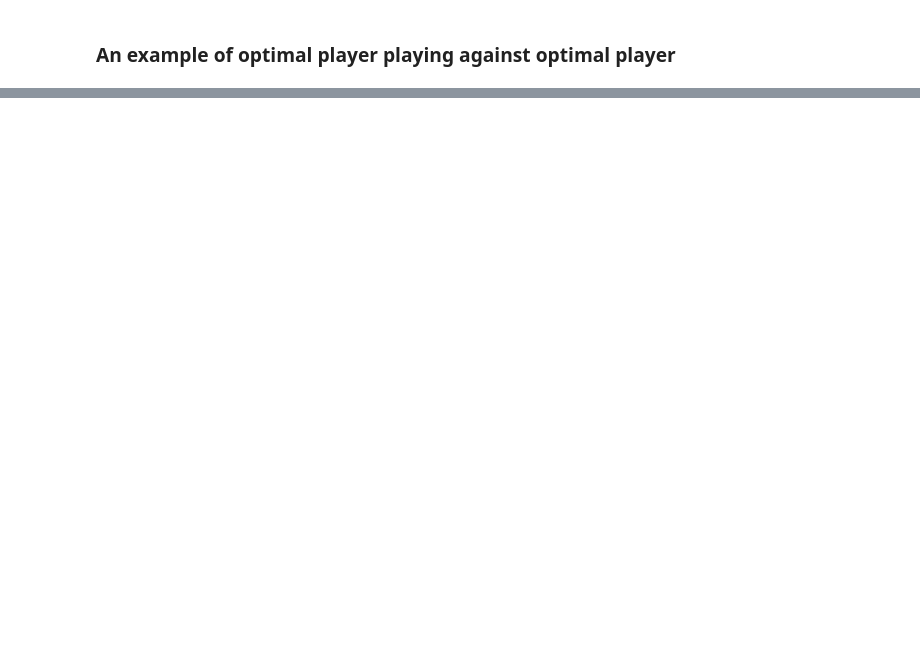
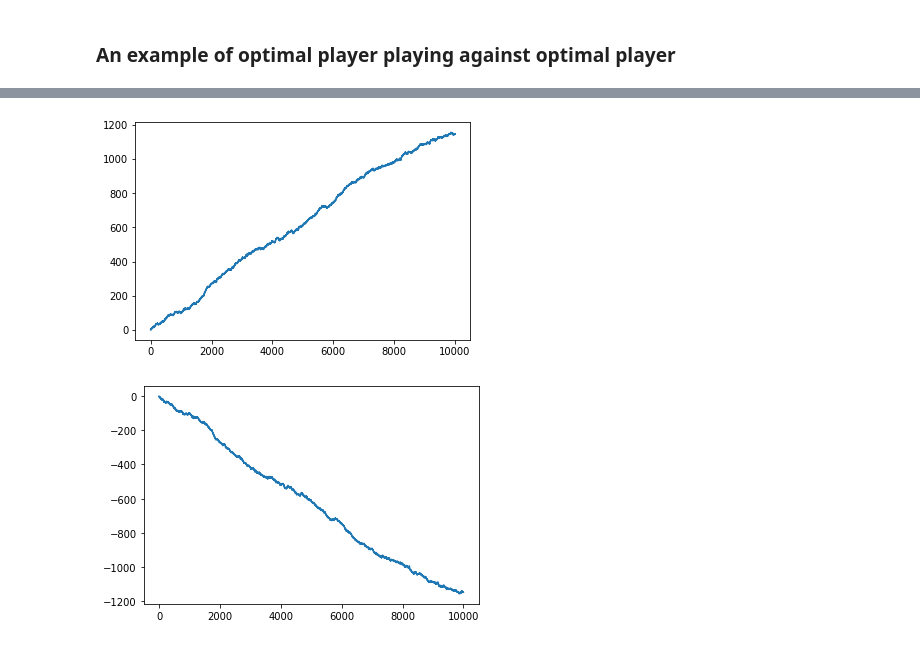
Before and after one commit to LobsterChampagne/ANN-tictactoe, a Jupyter notebook: tic_tac_toe.ipynb, the cells around one changed output, grey strips where cells are left out. Saved outputs shown, nothing was run; the diff lists cells and outputs as text; code cells hidden in the pictures; blank space fills up the shorter version.

Commit message:
basic tabular Q-learn

```diff
--- a/tic_tac_toe.ipynb
+++ b/tic_tac_toe.ipynb
@@ -265,0 +307,6 @@ Optimal player 2 = X
+# %%
+def Q_actions(s):
+    # s is a np grid
+    if(Q_table.get(str(s),'a') == 'a'):
+        Q_table[str(s)] = np.where(s.flatten() == 0, s.flatten(), np.nan)
+    return Q_table[str(s)]
@@ -265,0 +316,3 @@ Optimal player 2 = X
+# %%
+env.reset()
+env.step(0)
@@ -265,0 +334,19 @@ Optimal player 2 = X
+# %%
+# let two random play to fill out a bit of the table
+for i in range(100):
+    env.reset()
+    grid, _, __ = env.observe()
+    player_X = OptimalPlayer(epsilon=1., player='X')
+    player_O = OptimalPlayer(epsilon=1., player='O')
+    for j in range(9):
+        if env.current_player == player_X.player:
+            move = player_X.act(grid)
+        else:
+            move = player_O.act(grid)
+
+        grid, end, winner = env.step(move, print_grid=False)
+        Q_actions(env.grid)
+
+        if end:
+            env.reset()
+            break
@@ -265,0 +377,9 @@ Optimal player 2 = X
+# %%
+def epsilon_action(q_vals, eps):
+    if (np.random.default_rng().random() > eps):
+        #random move
+        #gets random non-nan index
+        return np.random.choice([x[0] for x in enumerate(q_vals) if not np.isnan(x[1])])
+    else:
+        #first best move
+        return np.nanargmax(q_vals)
@@ -265,0 +434,8 @@ Optimal player 2 = X
+# %%
+plt.plot(np.cumsum(opt_reward))
+plt.show()
+plt.plot(np.cumsum(learn_reward))
+plt.show()
+# %% [output]
+[figure, added]
+[figure, added]
```
Also changed, not shown: parts of 18 cells of this notebook, 1 other file.
